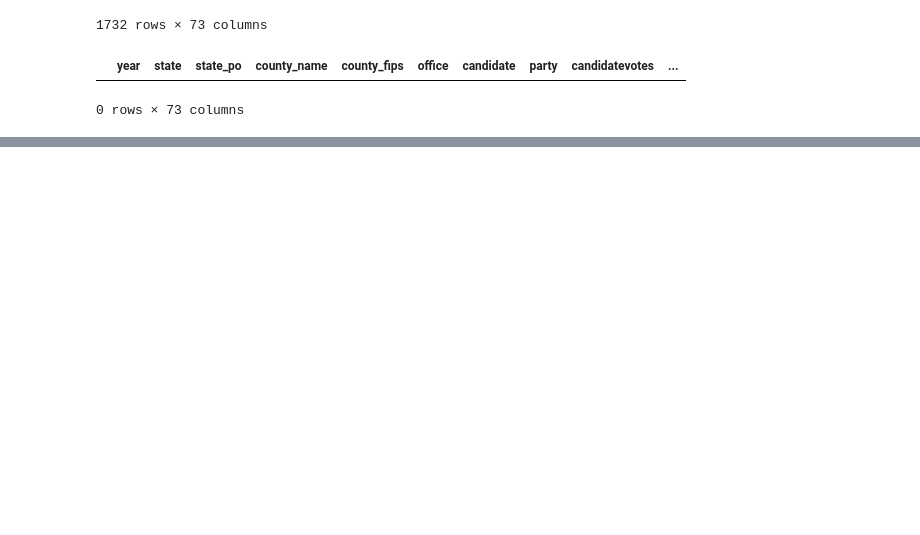
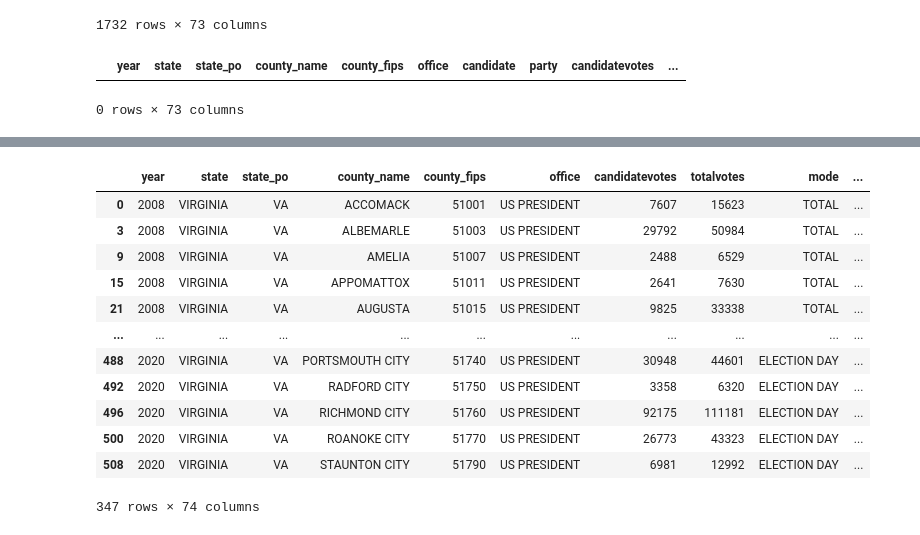
Before and after one commit to Catherine-Nguyen88/project_voting, a Jupyter notebook: merging_and_wrangling.ipynb, the cells around one changed output, grey strips where cells are left out. Saved outputs shown, nothing was run; the diff lists cells and outputs as text; code cells hidden in the pictures; blank space fills up the shorter version.

```diff
--- a/merging_and_wrangling.ipynb
+++ b/merging_and_wrangling.ipynb
@@ -403,0 +406,3 @@ combined_df.to_csv('voting_est.csv', index=False)
+# %%
+pivot_df = combined_df.groupby(['year', 'state', 'county_fips', 'party'])['candidatevotes'].sum().unstack(fill_value=0).reset_index()
+pivot_df
@@ -403,0 +423,6 @@ combined_df.to_csv('voting_est.csv', index=False)
+# %%
+new_df = combined_df[combined_df['party'] == 'DEMOCRAT']
+new_df.drop(columns=['party','candidate'],inplace=True)
+new_df['Total Republican'] = pivot_df['REPUBLICAN']
+new_df['Total Democrat'] = pivot_df['DEMOCRAT']
+new_df['Net Vote'] = new_df['Total Republican'] - new_df['Total Democrat']
@@ -403,0 +449,16 @@ combined_df.to_csv('voting_est.csv', index=False)
+# %%
+new_df[new_df['Net Vote'] > 0] # republican
+# %% [output]
+|  | year | state | state_po | county_name | county_fips | office | candidatevotes | totalvotes | mode | ... |
+| 0 | 2008 | VIRGINIA | VA | ACCOMACK | 51001 | US PRESIDENT | 7607 | 15623 | TOTAL | ... |
+| 3 | 2008 | VIRGINIA | VA | ALBEMARLE | 51003 | US PRESIDENT | 29792 | 50984 | TOTAL | ... |
+| 9 | 2008 | VIRGINIA | VA | AMELIA | 51007 | US PRESIDENT | 2488 | 6529 | TOTAL | ... |
+| 15 | 2008 | VIRGINIA | VA | APPOMATTOX | 51011 | US PRESIDENT | 2641 | 7630 | TOTAL | ... |
+| 21 | 2008 | VIRGINIA | VA | AUGUSTA | 51015 | US PRESIDENT | 9825 | 33338 | TOTAL | ... |
+| ... | ... | ... | ... | ... | ... | ... | ... | ... | ... | ... |
+| 488 | 2020 | VIRGINIA | VA | PORTSMOUTH CITY | 51740 | US PRESIDENT | 30948 | 44601 | ELECTION DAY | ... |
+| 492 | 2020 | VIRGINIA | VA | RADFORD CITY | 51750 | US PRESIDENT | 3358 | 6320 | ELECTION DAY | ... |
+| 496 | 2020 | VIRGINIA | VA | RICHMOND CITY | 51760 | US PRESIDENT | 92175 | 111181 | ELECTION DAY | ... |
+| 500 | 2020 | VIRGINIA | VA | ROANOKE CITY | 51770 | US PRESIDENT | 26773 | 43323 | ELECTION DAY | ... |
+| 508 | 2020 | VIRGINIA | VA | STAUNTON CITY | 51790 | US PRESIDENT | 6981 | 12992 | ELECTION DAY | ... |
+347 rows × 74 columns
```
Also changed, not shown: parts of 6 cells of this notebook.
